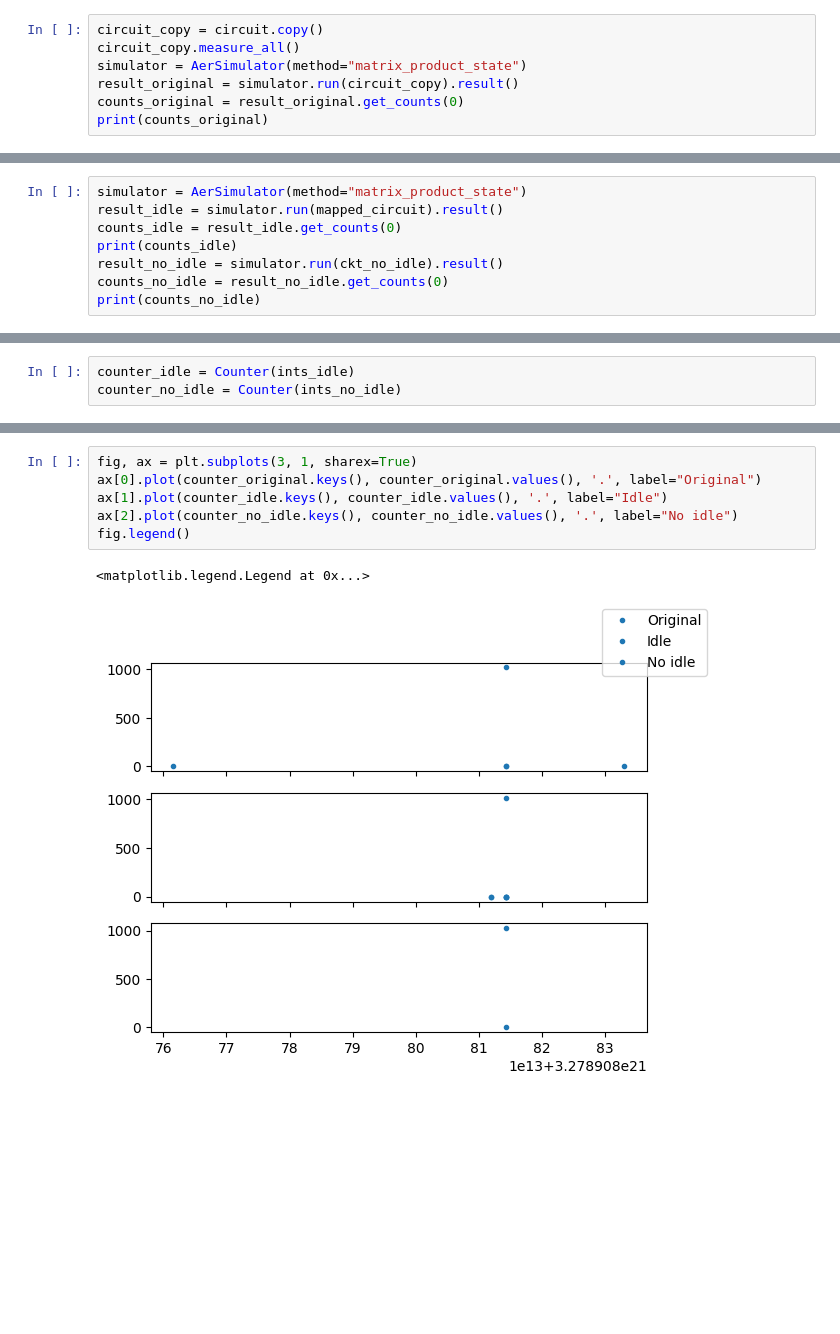
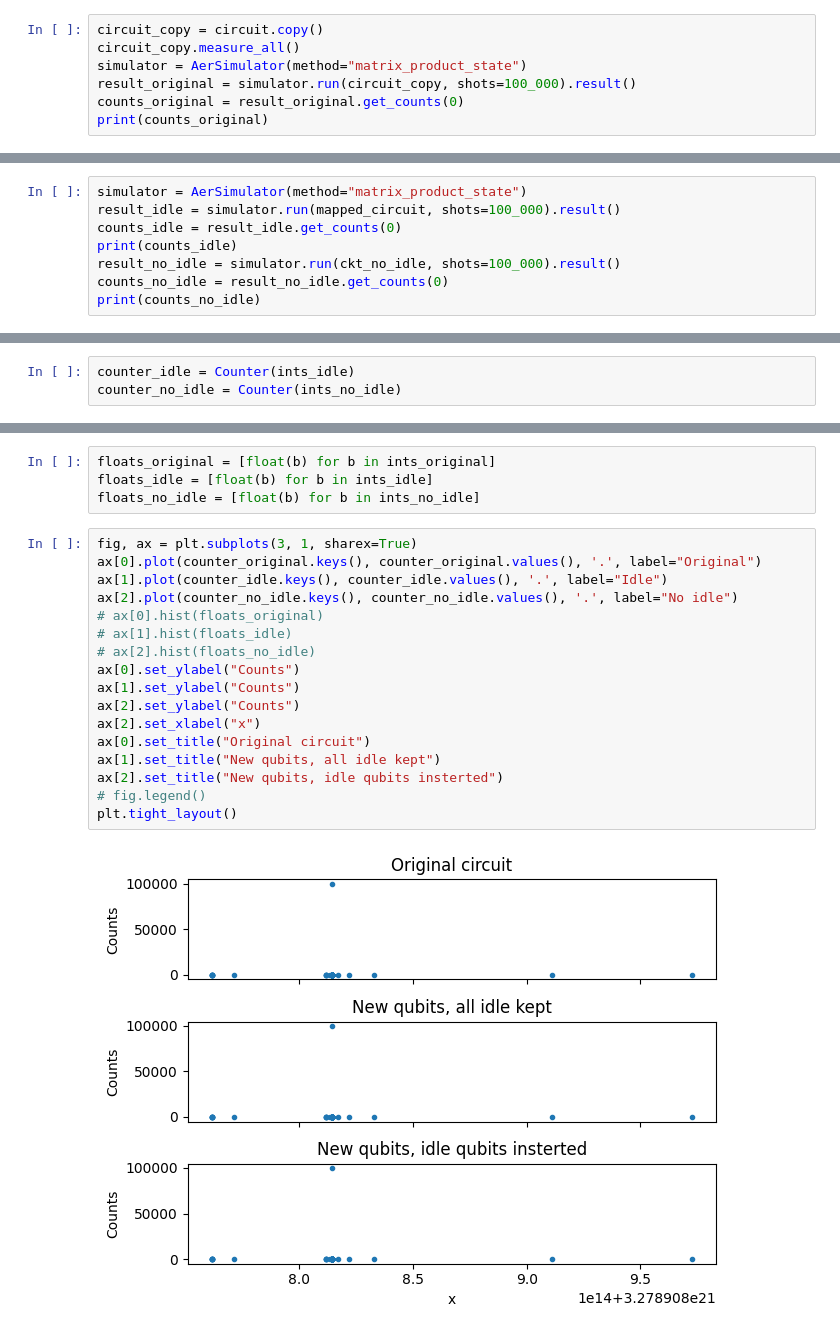
Before and after one commit to bdalfavero/calibrate-ibm, a Jupyter notebook: experiments/ATP/f14_idle_sampling.ipynb, the cells around one changed output, grey strips where cells are left out. Saved outputs shown, nothing was run; the diff lists cells and outputs as text; blank space fills up the shorter version.

Commit message:
Tested with more shots.

```diff
--- a/experiments/ATP/f14_idle_sampling.ipynb
+++ b/experiments/ATP/f14_idle_sampling.ipynb
@@ -65,7 +65,7 @@ len(circuit.qubits)
 circuit_copy = circuit.copy()
 circuit_copy.measure_all()
 simulator = AerSimulator(method="matrix_product_state")
-result_original = simulator.run(circuit_copy).result()
+result_original = simulator.run(circuit_copy, shots=100_000).result()
 counts_original = result_original.get_counts(0)
 print(counts_original)
 # %% [output]
@@ -146,10 +146,10 @@ print(ckt_no_idle.num_qubits)
 56
 # %%
 simulator = AerSimulator(method="matrix_product_state")
-result_idle = simulator.run(mapped_circuit).result()
+result_idle = simulator.run(mapped_circuit, shots=100_000).result()
 counts_idle = result_idle.get_counts(0)
 print(counts_idle)
-result_no_idle = simulator.run(ckt_no_idle).result()
+result_no_idle = simulator.run(ckt_no_idle, shots=100_000).result()
 counts_no_idle = result_no_idle.get_counts(0)
 print(counts_no_idle)
 # %% [output]
@@ -240,9 +240,23 @@ No idle
+# %%
+floats_original = [float(b) for b in ints_original]
+floats_idle = [float(b) for b in ints_idle]
+floats_no_idle = [float(b) for b in ints_no_idle]
 # %%
 fig, ax = plt.subplots(3, 1, sharex=True)
 ax[0].plot(counter_original.keys(), counter_original.values(), '.', label="Original")
 ax[1].plot(counter_idle.keys(), counter_idle.values(), '.', label="Idle")
 ax[2].plot(counter_no_idle.keys(), counter_no_idle.values(), '.', label="No idle")
-fig.legend()
+# ax[0].hist(floats_original)
+# ax[1].hist(floats_idle)
+# ax[2].hist(floats_no_idle)
+ax[0].set_ylabel("Counts")
+ax[1].set_ylabel("Counts")
+ax[2].set_ylabel("Counts")
+ax[2].set_xlabel("x")
+ax[0].set_title("Original circuit")
+ax[1].set_title("New qubits, all idle kept")
+ax[2].set_title("New qubits, idle qubits insterted")
+# fig.legend()
+plt.tight_layout()
 # %% [output]
-<matplotlib.legend.Legend at 0x...>
-[figure, old version]
+[figure, new version]
```
Also changed, not shown: parts of 8 cells of this notebook.
